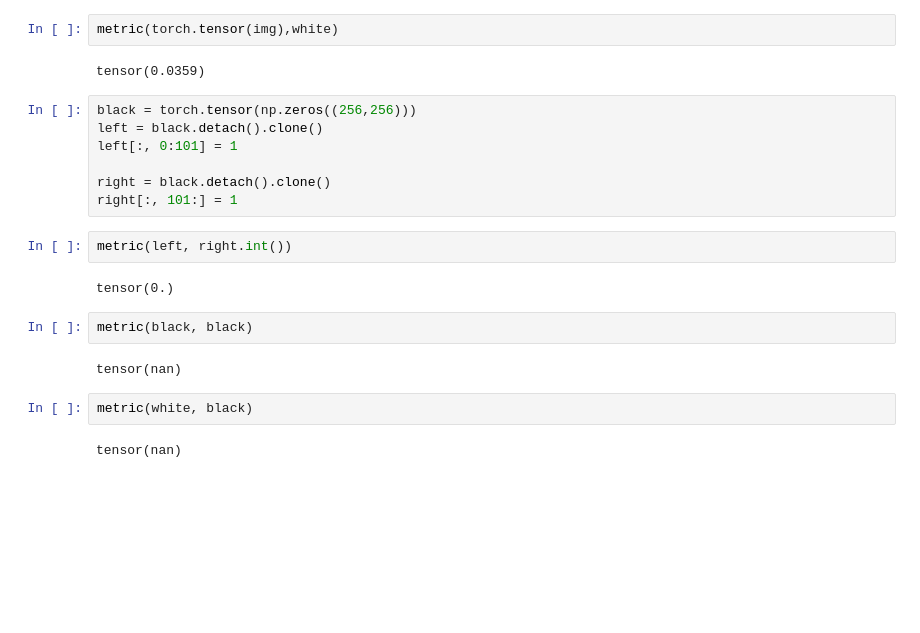
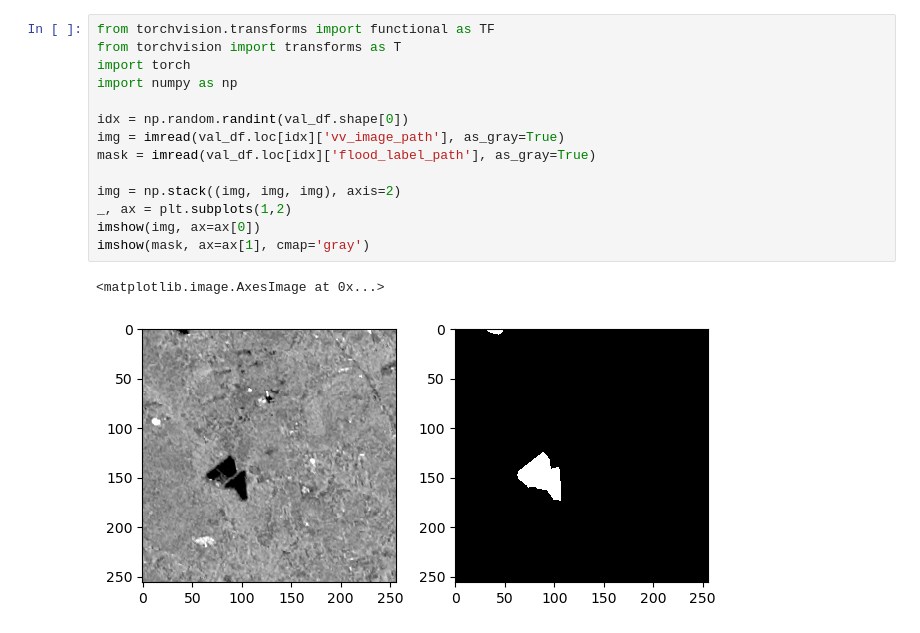
Before and after one commit to khizon/SAR_flood_segmentation, a Jupyter notebook: src/Untitled.ipynb, the cells around one changed output. Drawn from its saved outputs; the diff is of its cells as text; blank space fills up the shorter version.

```diff
--- a/src/Untitled.ipynb
+++ b/src/Untitled.ipynb
@@ -54,23 +16,17 @@ plt.imshow(img, cmap='gray')
-# %%
-metric(torch.tensor(img),white)
-# %% [output]
-tensor(0.0359)
-# %%
-black = torch.tensor(np.zeros((256,256)))
-left = black.detach().clone()
-left[:, 0:101] = 1
-
-right = black.detach().clone()
-right[:, 101:] = 1
-# %%
-metric(left, right.int())
-# %% [output]
-tensor(0.)
-# %%
-metric(black, black)
-# %% [output]
-tensor(nan)
-# %%
-metric(white, black)
-# %% [output]
-tensor(nan)
+# %%
+from torchvision.transforms import functional as TF
+from torchvision import transforms as T
+import torch
+import numpy as np
+
+idx = np.random.randint(val_df.shape[0])
+img = imread(val_df.loc[idx]['vv_image_path'], as_gray=True)
+mask = imread(val_df.loc[idx]['flood_label_path'], as_gray=True)
+
+img = np.stack((img, img, img), axis=2)
+_, ax = plt.subplots(1,2)
+imshow(img, ax=ax[0])
+imshow(mask, ax=ax[1], cmap='gray')
+# %% [output]
+<matplotlib.image.AxesImage at 0x...>
+[figure, added]
```
Also changed, not shown: parts of 11 cells of this notebook, 4 other files.
